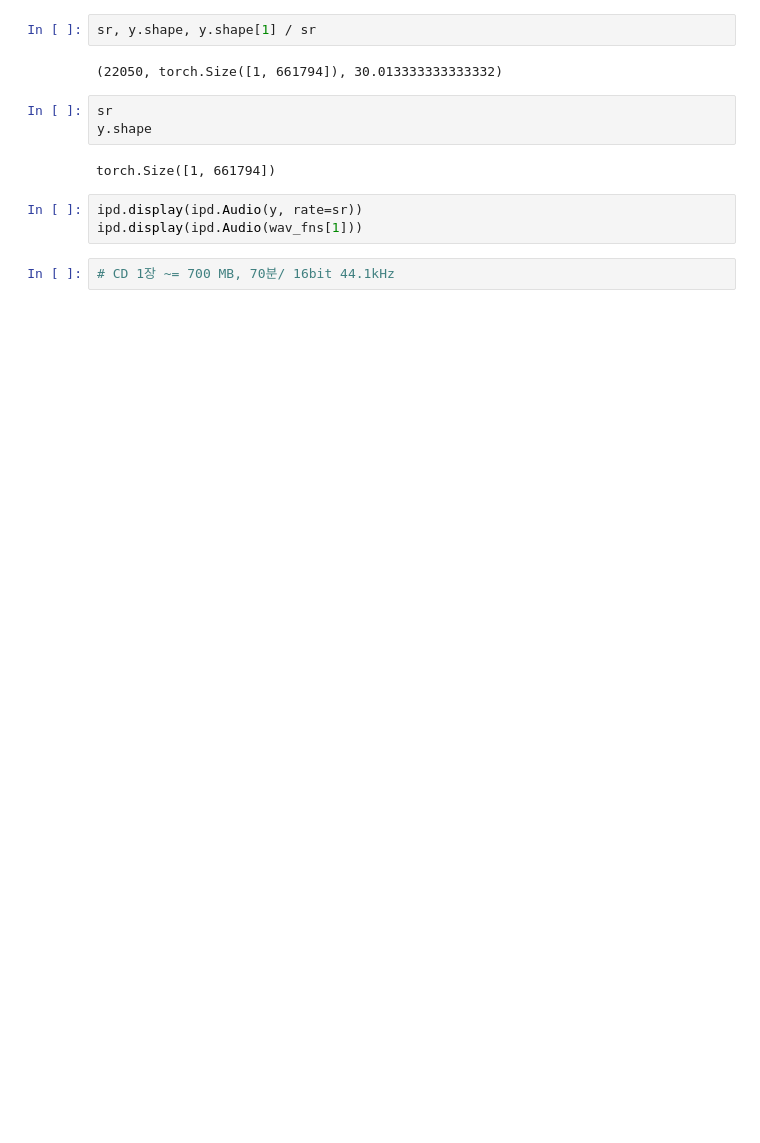
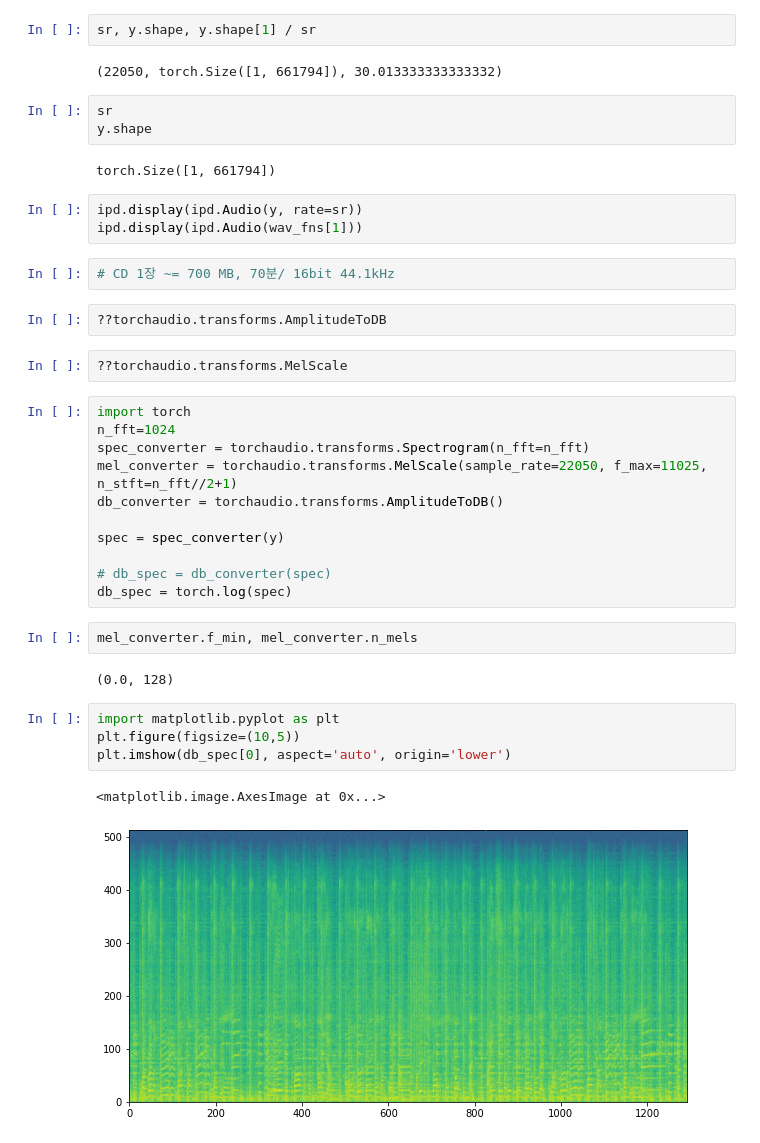
Before and after one commit to jdasam/ant5015-2023, a Jupyter notebook: notebooks/3rd_week_live_coding.ipynb, the cells around one changed output. Drawn from its saved outputs; the diff is of its cells as text; blank space fills up the shorter version.

```diff
--- a/notebooks/3rd_week_live_coding.ipynb
+++ b/notebooks/3rd_week_live_coding.ipynb
@@ -69,3 +69,29 @@ ipd.display(ipd.Audio(y, rate=sr))
 ipd.display(ipd.Audio(wav_fns[1]))
 # %%
 # CD 1장 ~= 700 MB, 70분/ 16bit 44.1kHz
+# %%
+??torchaudio.transforms.AmplitudeToDB
+# %%
+??torchaudio.transforms.MelScale
+# %%
+import torch
+n_fft=1024
+spec_converter = torchaudio.transforms.Spectrogram(n_fft=n_fft)
+mel_converter = torchaudio.transforms.MelScale(sample_rate=22050, f_max=11025, n_stft=n_fft//2+1)
+db_converter = torchaudio.transforms.AmplitudeToDB()
+
+spec = spec_converter(y)
+
+# db_spec = db_converter(spec)
+db_spec = torch.log(spec)
+# %%
+mel_converter.f_min, mel_converter.n_mels
+# %% [output]
+(0.0, 128)
+# %%
+import matplotlib.pyplot as plt
+plt.figure(figsize=(10,5))
+plt.imshow(db_spec[0], aspect='auto', origin='lower')
+# %% [output]
+<matplotlib.image.AxesImage at 0x...>
+[figure, added]
```
Also changed, not shown: parts of 5 cells of this notebook.
